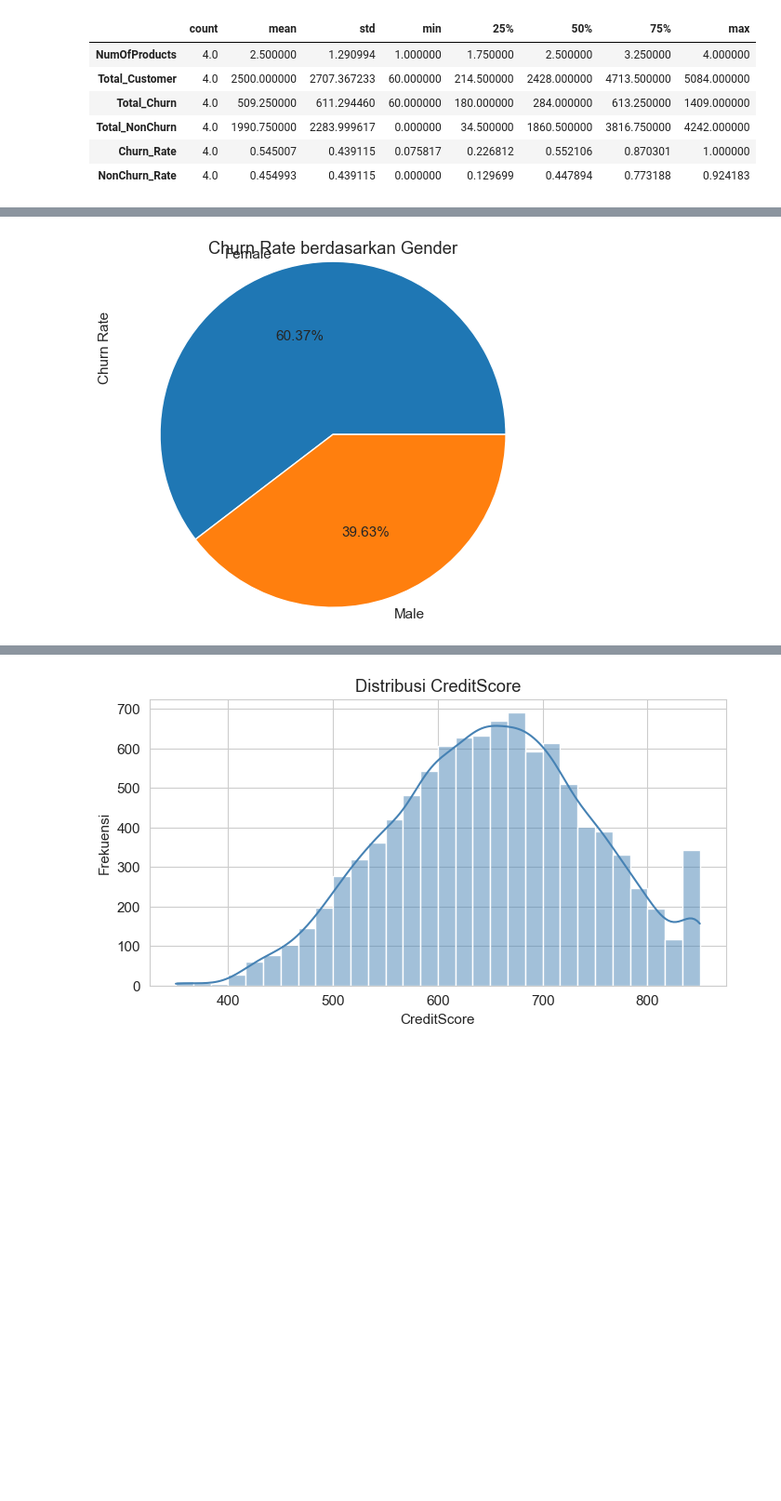
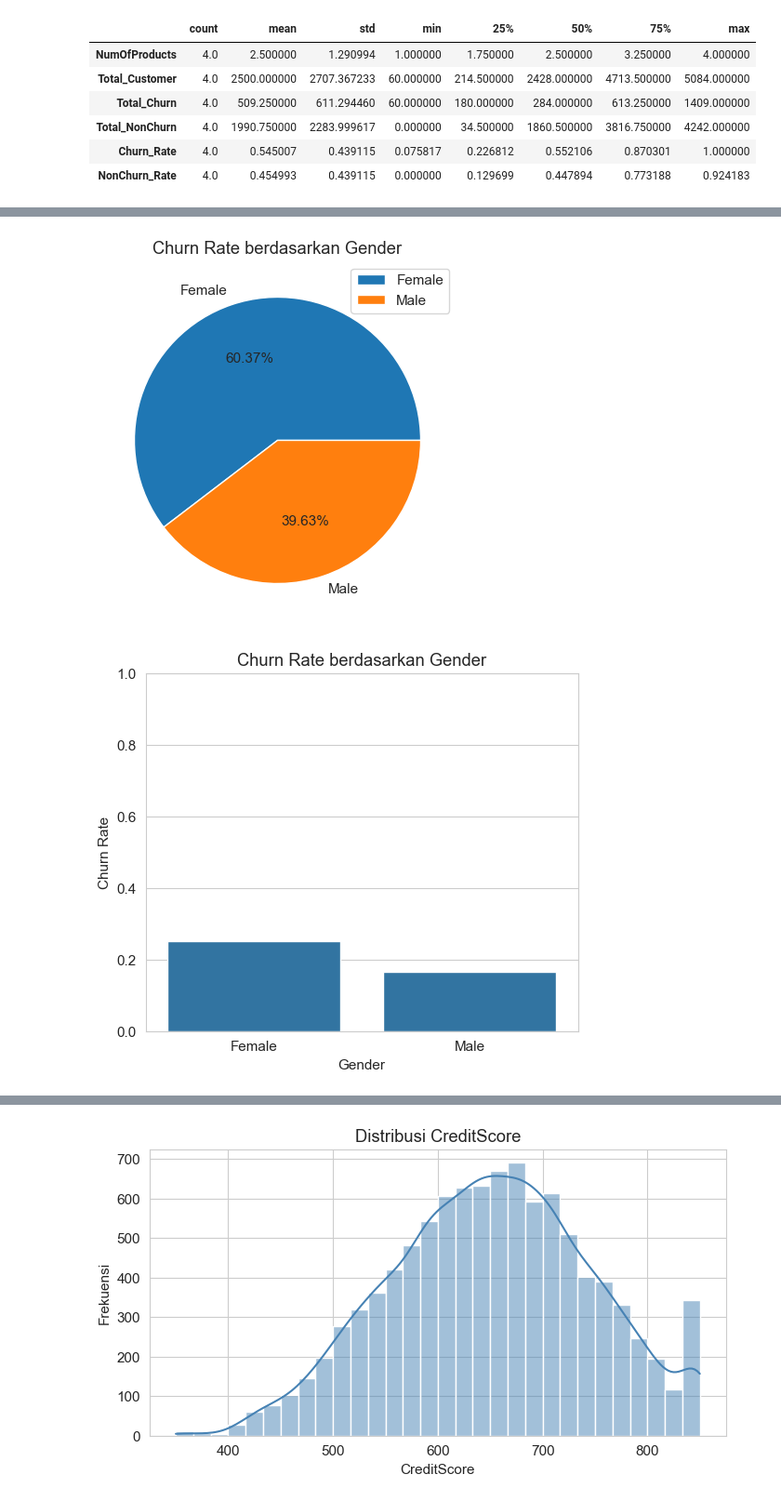
Before and after one commit to kimithora/Tubes-Struktur-Data-Algoritma, a Jupyter notebook: EDAstd.IPYNB, the cells around one changed output, grey strips where cells are left out. Shown at 93% size. Saved outputs shown, nothing was run; the diff lists cells and outputs as text; code cells hidden in the pictures; blank space fills up the shorter version.

```diff
--- a/EDAstd.IPYNB
+++ b/EDAstd.IPYNB
@@ -479,18 +509,31 @@ plt.show()
 # %%
 plt.figure(figsize=(6,5))
 
 plt.pie(
     gender_summary["Churn_Rate"],
     labels=gender_summary["Gender"],
     autopct="%1.2f%%"
 )
 
+plt.title("Churn Rate berdasarkan Gender")
+plt.legend(loc="best")
+
+plt.show()
+
+plt.figure(figsize=(6,5))
+
+sns.barplot(
+    data=gender_summary,
+    x="Gender",
+    y="Churn_Rate"
+)
+
 plt.ylabel("Churn Rate")
 plt.title("Churn Rate berdasarkan Gender")
-
 plt.ylim(0,1)
 
 plt.show()
 # %% [output]
-[figure, old version]
+[figure, new version]
+[figure, added]
 # %%
```
Also changed, not shown: parts of 21 cells of this notebook, 1 other file.
